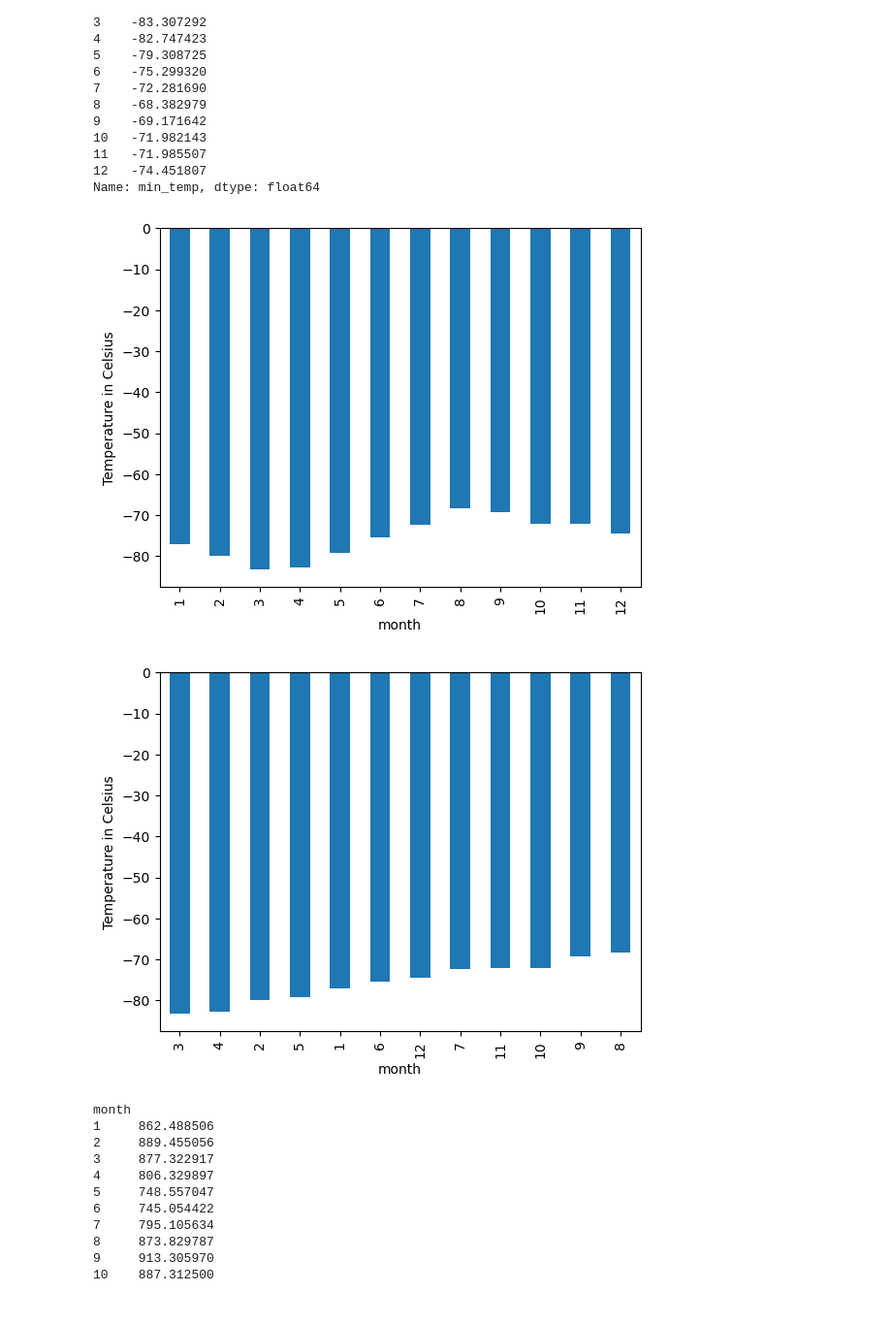
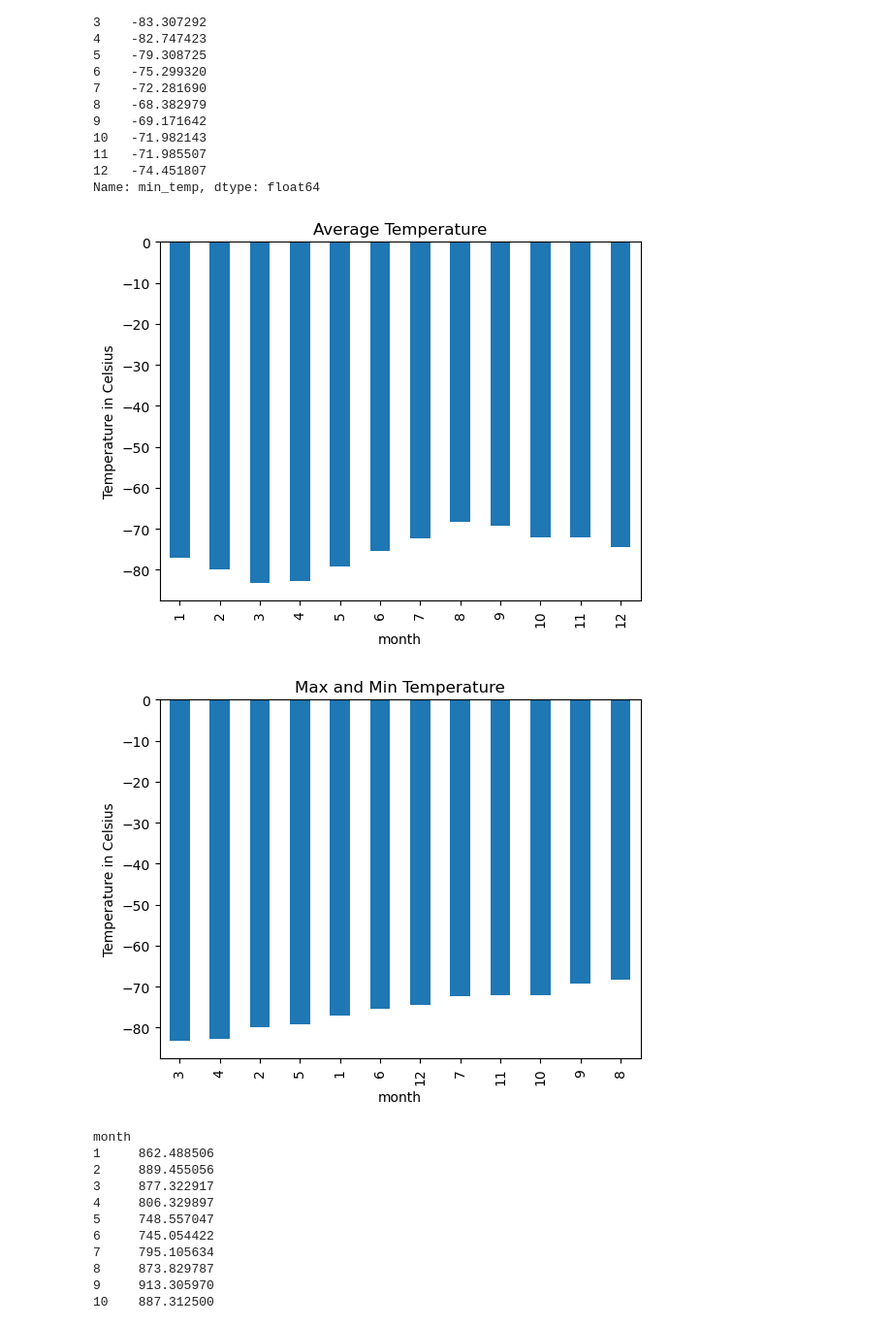
Before and after one commit to jankaglenn/Web-scraping, a Jupyter notebook: part_2_mars_weather.ipynb, the cells around one changed output. Shown at 97% size. Saved outputs shown, nothing was run; the diff lists cells and outputs as text; code cells hidden in the pictures.

```diff
--- a/part_2_mars_weather.ipynb
+++ b/part_2_mars_weather.ipynb
@@ -210,16 +174,18 @@ month
 Name: min_temp, dtype: float64
 # %%
 # Plot the average temperature by month
-temps.plot(kind='bar', ylabel='Temperature in Celsius')
+temps.plot(kind='bar', ylabel='Temperature in Celsius', title='Average Temperature')
+plt.savefig("Gallery_1")
 plt.show()
 # %% [output]
-[figure, old version]
+[figure, new version]
 # %%
 # Identify the coldest and hottest months in Curiosity's location
-temps.sort_values().plot(kind='bar', ylabel='Temperature in Celsius')
+temps.sort_values().plot(kind='bar', ylabel='Temperature in Celsius', title='Max and Min Temperature')
+plt.savefig("Gallery_2")
 plt.show()
 # %% [output]
-[figure, old version]
+[figure, new version]
 # %%
 # 4. Average pressure by Martian month
 pressure=mars.groupby('month')['pressure'].mean()
```
Also changed, not shown: parts of 4 cells of this notebook, 4 other files.
